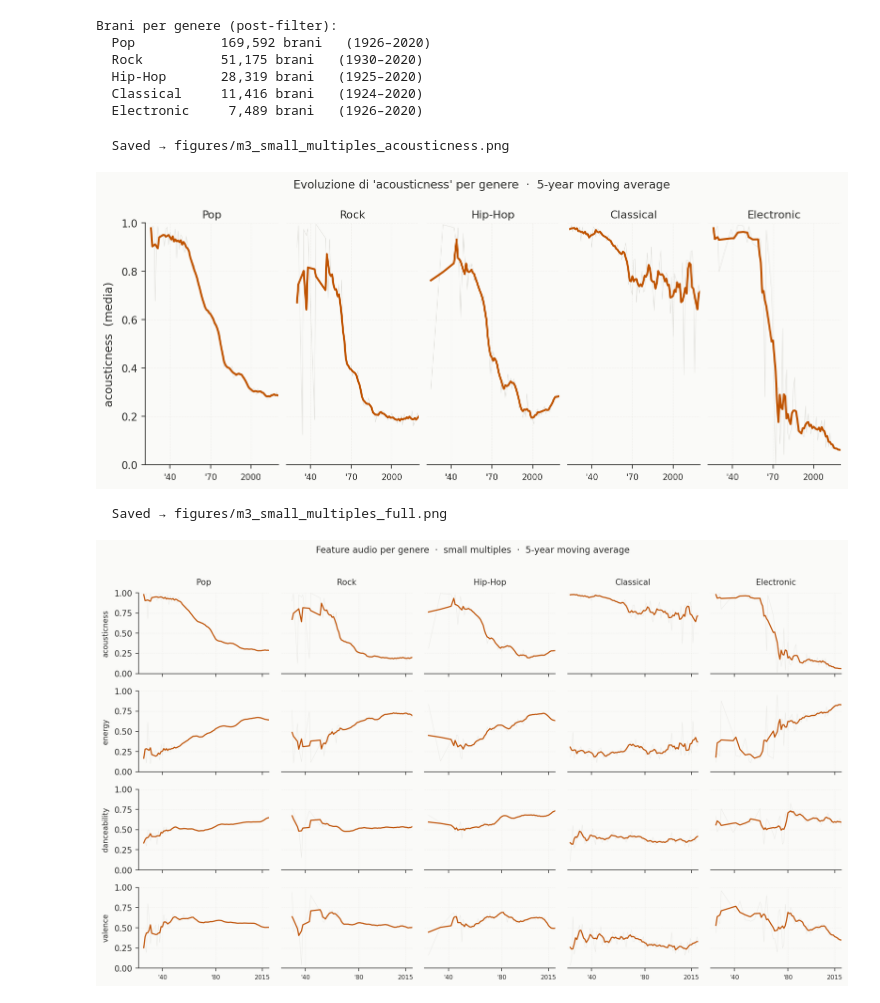
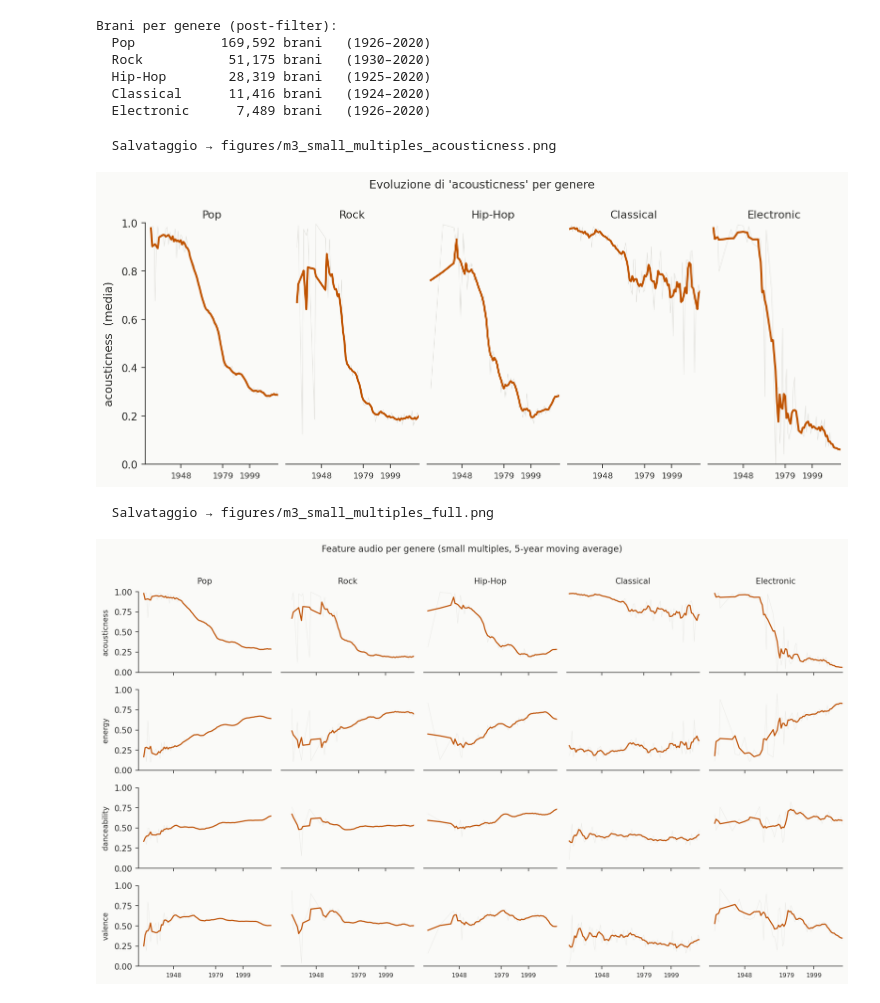
Before and after one commit to arcadiacipolla/La_Trasformazione_del_Suono_-_Scientific_Visualization, a Jupyter notebook: the_shape_of_music.ipynb, the cells around one changed output. Saved outputs shown, nothing was run; the diff lists cells and outputs as text; code cells hidden in the pictures.

```diff
--- a/the_shape_of_music.ipynb
+++ b/the_shape_of_music.ipynb
@@ -193,12 +181,10 @@ elettrica, mentre l'`energy` è aumentata; il cambio più brusco si colloca negl
 # %%
-# ── Aggregazione annuale e media mobile ──────────────────────────────────────
-FEATURES_PLOT = [
-    "acousticness", "energy", "danceability",
-    "valence", "instrumentalness", "liveness",
-]
-WINDOW = 5   # anni — riduce il rumore senza appiattire i trend
+# Aggregazione annuale e media mobile
+FEATURES_PLOT = ["acousticness", "energy", "danceability", "valence", "instrumentalness", "liveness"]
+WINDOW = 5 # anni
 
 yearly = df.groupby("year")[FEATURES_PLOT].mean().reset_index()
+yearly_std = df.groupby("year")[FEATURES_PLOT].std()   # ← deviazione standard per anno
 
 yearly_smooth = yearly.copy()
 for col in FEATURES_PLOT:
@@ -206,6 +192,8 @@ for col in FEATURES_PLOT:
         yearly[col].rolling(window=WINDOW, center=True, min_periods=2).mean()
     )
 
+yearly_std_smooth = yearly_std.rolling(window=WINDOW, center=True, min_periods=2).mean()
+
 print(f"Anni nel dataset: {int(yearly['year'].min())}–{int(yearly['year'].max())}")
 print(f"Media mobile: finestra = {WINDOW} anni (centrata)")
 yearly_smooth[["year"] + FEATURES_PLOT].round(3)
@@ -283,9 +278,7 @@ plt.show()
 # %%
-# ── Heatmap per decade — profilo sonoro aggregato ────────────────────────────
-# Complemento al line plot: mostra i valori precisi per decade in forma
-# tabellare-visiva. Niente radar chart (dipendente dall'ordine degli assi).
+# Heatmap per decade: profilo sonoro aggregato
 
-DECADES = [1930, 1940, 1950, 1960, 1970, 1980, 1990, 2000, 2010, 2020]
+DECADES = list(range(1930, 2020+1,10))
 
 df["decade"] = (df["year"] // 10 * 10).astype(int)
 decade_means = (
@@ -300,7 +293,7 @@ apply_style(ax)
 im = ax.imshow(
     decade_means.T,
     aspect="auto",
-    cmap="RdBu_r",   # divergente colorblind-safe (rosso=basso, blu=alto),
+    cmap="YlOrBr",
     vmin=0, vmax=1,
     interpolation="nearest"
 )
@@ -314,11 +307,11 @@ ax.set_yticklabels(FEATURES_PLOT, fontsize=10)
 for i, feat in enumerate(FEATURES_PLOT):
     for j, dec in enumerate(DECADES):
         val = decade_means.loc[dec, feat]
-        txt_color = "white" if (val < 0.28 or val > 0.72) else "#2C2C2A"
+        txt_color = "white" if val > 0.65 else "#2C2C2A"
         ax.text(j, i, f"{val:.2f}", ha="center", va="center",
                 fontsize=8, color=txt_color)
 
-ax.set_title("Profilo sonoro per decade  ·  media normalizzata [0 – 1]", pad=10)
+ax.set_title("Profilo sonoro aggregato per decade", pad=10)
 fig.colorbar(im, ax=ax, shrink=0.85, pad=0.015)
 
 for spine in ax.spines.values():
@@ -390,5 +374,5 @@ Brani per genere (post-filter):
 # %%
-# ── Small Multiples — singola feature, tutti i generi ────────────────────────
+# Small Multiples: singola feature, tutti i generi
 # Principio Tufte: stessa scala (sharey), stesso frame visivo per ogni pannello.
 # Spazio inter-pannello ridotto al minimo (Gestalt — prossimità).
 # Niente legenda: ogni pannello porta il suo genere come unico titolo.
@@ -433,21 +417,21 @@ for i, genre in enumerate(TOP_GENRES):
         ax.spines["left"].set_visible(False)
         ax.tick_params(axis="y", left=False, labelleft=False)
 
-    ax.set_xticks([1940, 1970, 2000])
-    ax.set_xticklabels(["'40", "'70", "2000"], fontsize=8)
+    ax.set_xticks([1948, 1979, 1999])
+    ax.set_xticklabels(["1948", "1979", "1999"], fontsize=8)
 
 fig.suptitle(
-    f"Evoluzione di '{FEATURE_FOCUS}' per genere  ·  5-year moving average",
+    f"Evoluzione di '{FEATURE_FOCUS}' per genere",
     y=1.02, fontsize=11
 )
 plt.tight_layout()
 save_fig(fig, "m3_small_multiples_acousticness")
 plt.show()
 # %% [output]
-  Saved → figures/m3_small_multiples_acousticness.png
+  Salvataggio → figures/m3_small_multiples_acousticness.png
-[figure, old version]
+[figure, new version]
 # %%
-# ── Small Multiples estesi — griglia (feature × genere) ─────────────────────
+# Small Multiples estesi — griglia (feature × genere)
 # Versione completa: 4 feature × 5 generi = 20 pannelli.
 # sharey="row" + set_ylim(0,1): stessa scala per ogni feature su tutti i generi.
 # Tutte le feature audio Spotify sono in [0,1] → asse ancorato a 0 (Lie Factor=0).
@@ -478,36 +462,36 @@ for row, feat in enumerate(FEATURES_GRID):
         data = genre_data_all[genre_data_all["genre"] == genre]
 
         ax.plot(data["year"], data[feat],
                 color=MUTED, linewidth=0.35, alpha=0.3)
         ax.plot(data["year"], data["smooth"],
                 color=HIGHLIGHT, linewidth=1.4)
 
         ax.spines["top"].set_visible(False)
         ax.spines["right"].set_visible(False)
 
         if row == 0:
             ax.set_title(genre, fontsize=10, fontweight="500")
         if col > 0:
             ax.spines["left"].set_visible(False)
             ax.tick_params(axis="y", left=False, labelleft=False)
         else:
             ax.set_ylabel(feat, fontsize=9)
 
         if row == N_FEAT - 1:
-            ax.set_xticks([1940, 1980, 2015])
-            ax.set_xticklabels(["'40", "'80", "2015"], fontsize=7.5)
+            ax.set_xticks([1948, 1979, 1999])
+            ax.set_xticklabels(["1948", "1979", "1999"], fontsize=7.5)
         ax.set_xlim(1922, 2020)
         ax.set_ylim(0, 1)   # range fisso [0,1] per tutte le feature
         ax.tick_params(axis="x", labelsize=7.5)
 
 fig.suptitle(
-    "Feature audio per genere  ·  small multiples  ·  5-year moving average",
+    "Feature audio per genere (small multiples, 5-year moving average)",
     y=1.01, fontsize=11
 )
 plt.tight_layout()
 save_fig(fig, "m3_small_multiples_full")
 plt.show()
 # %% [output]
-  Saved → figures/m3_small_multiples_full.png
+  Salvataggio → figures/m3_small_multiples_full.png
-[figure, old version]
+[figure, new version]
 # %% [markdown]
```
Also changed, not shown: parts of 28 cells of this notebook.
